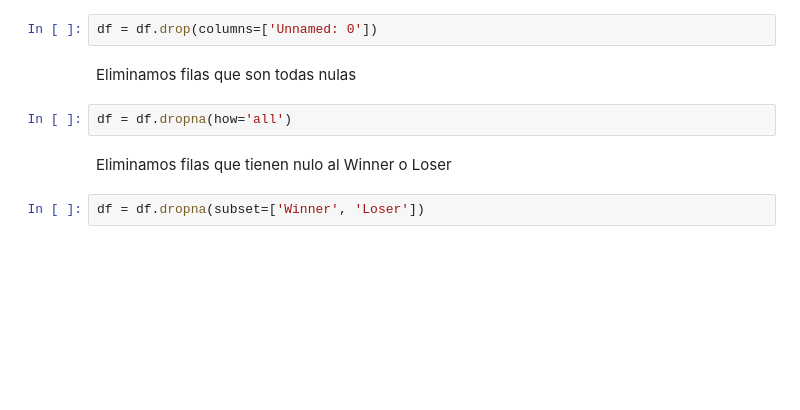
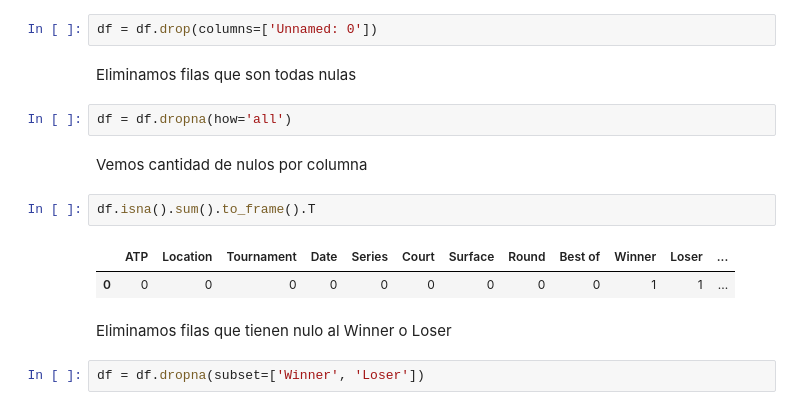
Before and after one commit to ichiP245/my-next-soderling, a Jupyter notebook: MakingDataset.ipynb, the cells around one changed output. Drawn from its saved outputs; the diff is of its cells as text; blank space fills up the shorter version.

```diff
--- a/MakingDataset.ipynb
+++ b/MakingDataset.ipynb
@@ -30,6 +37,13 @@ df = df.drop(columns=['Unnamed: 0'])
 Eliminamos filas que son todas nulas
 # %%
 df = df.dropna(how='all')
+# %% [markdown]
+Vemos cantidad de nulos por columna
+# %%
+df.isna().sum().to_frame().T
+# %% [output]
+|  | ATP | Location | Tournament | Date | Series | Court | Surface | Round | Best of | Winner | Loser | ... |
+| 0 | 0 | 0 | 0 | 0 | 0 | 0 | 0 | 0 | 0 | 1 | 1 | ... |
 # %% [markdown]
 Eliminamos filas que tienen nulo al Winner o Loser
 # %%
```
Also changed, not shown: parts of 28 cells of this notebook.
